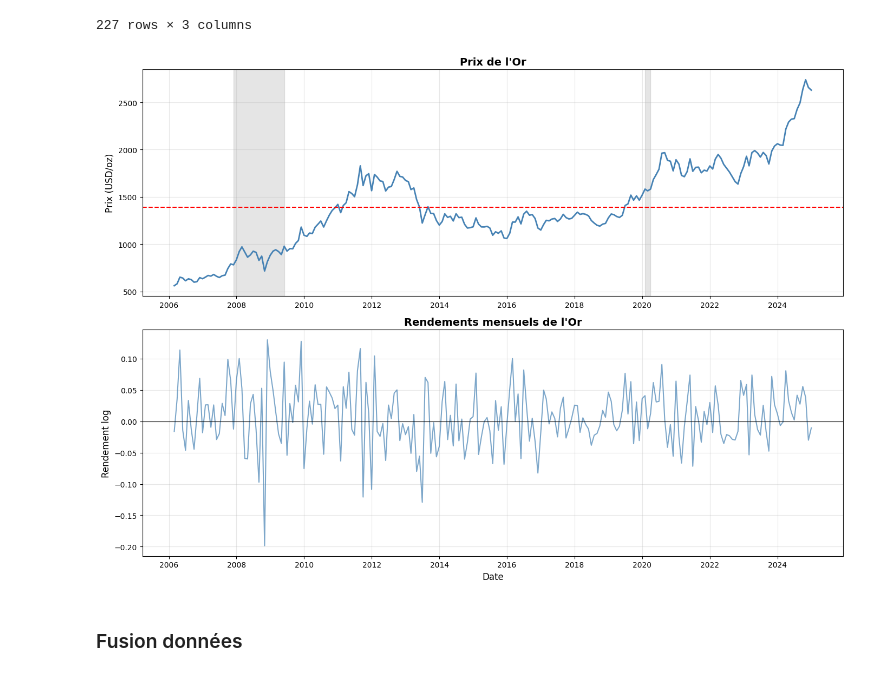
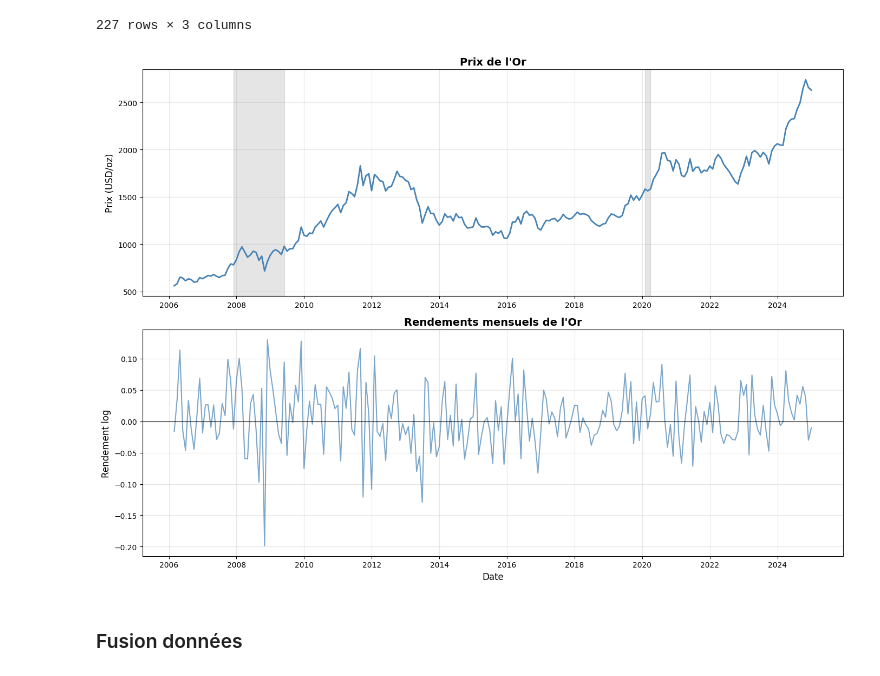
Before and after one commit to Lilas-Bertot/ETUDE-DE-CAS-2, a Jupyter notebook: Étude de cas 2.ipynb, the cells around one changed output. Drawn from its saved outputs; the diff is of its cells as text; code cells hidden in the pictures.

```diff
--- a/Étude de cas 2.ipynb
+++ b/Étude de cas 2.ipynb
@@ -607,28 +600,27 @@ Name: gold_return, dtype: float64
 # %%
 # Graphique Gold
 fig, axes = plt.subplots(2, 1, figsize=(14, 10))
 
 # Évolution du prix de l'or
 axes[0].plot(gold_monthly['date'], gold_monthly['gold_price'], color='steelblue', linewidth=2)
 axes[0].set_title('Prix de l\'Or', fontsize=14, fontweight='bold')
 axes[0].set_ylabel('Prix (USD/oz)', fontsize=12)
 axes[0].grid(True, alpha=0.3)
-axes[0].axhline(y=gold_monthly['gold_price'].mean(), color='red', linestyle='--', label=f'Moyenne: ${gold_monthly["gold_price"].mean():.0f}')
 axes[0].axvspan(pd.Timestamp('2007-12-01'), pd.Timestamp('2009-06-01'), alpha=0.2, color='grey')
 axes[0].axvspan(pd.Timestamp('2020-02-01'), pd.Timestamp('2020-04-01'), alpha=0.2, color='grey')
 
 # Rendements Gold
 axes[1].plot(gold_monthly['date'], gold_monthly['gold_return'], color='steelblue', linewidth=1.5, alpha=0.7)
 axes[1].axhline(y=0, color='black', linestyle='-', linewidth=0.8)
 axes[1].set_title('Rendements mensuels de l\'Or', fontsize=14, fontweight='bold')
 axes[1].set_xlabel('Date', fontsize=12)
 axes[1].set_ylabel('Rendement log', fontsize=12)
 axes[1].grid(True, alpha=0.3)
 
 plt.tight_layout()
 plt.show()
 # %% [output]
-[figure, old version]
+[figure, new version]
 # %% [markdown]
 ### Fusion données
 # %%
```
Also changed, not shown: parts of 28 cells of this notebook.
